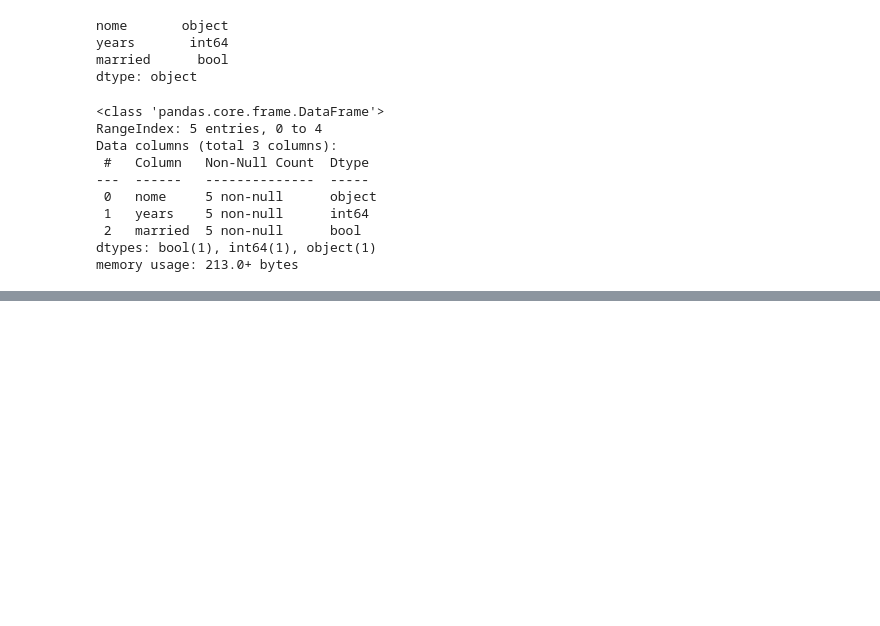
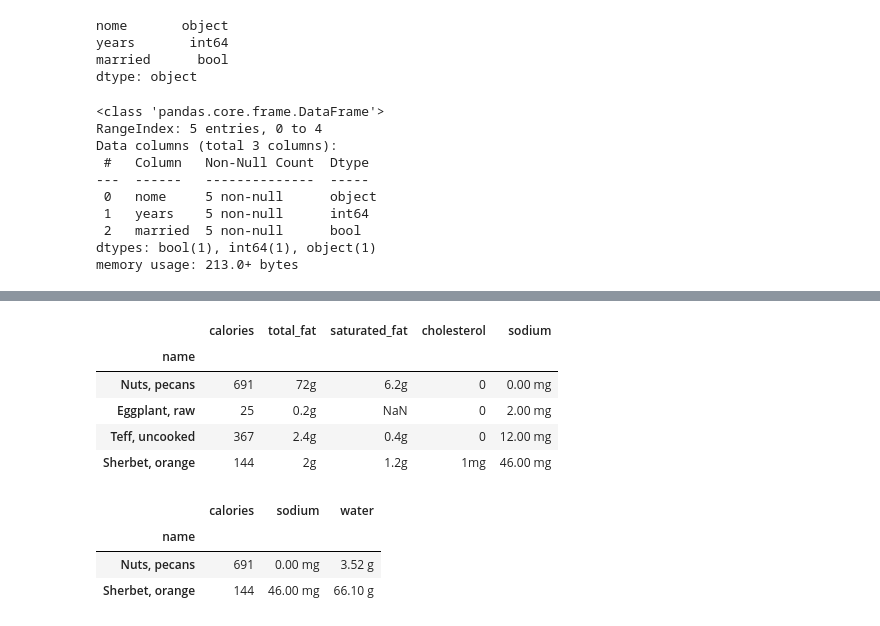
Before and after one commit to FernandoLajus/Estudos_em_python, a Jupyter notebook: Data_Frames.ipynb, the cells around one changed output, grey strips where cells are left out. Saved outputs shown, nothing was run; the diff lists cells and outputs as text; code cells hidden in the pictures; blank space fills up the shorter version.

```diff
--- a/Data_Frames.ipynb
+++ b/Data_Frames.ipynb
@@ -102,0 +124,18 @@ nutrition.head(5)
+# %%
+nutrition_1.loc['Nuts, pecans':'Sherbet, orange', 'calories': 'sodium']
+# %% [output]
+|  | calories | total_fat | saturated_fat | cholesterol | sodium |
+| name |  |  |  |  |  |
+| Nuts, pecans | 691 | 72g | 6.2g | 0 | 0.00 mg |
+| Eggplant, raw | 25 | 0.2g | NaN | 0 | 2.00 mg |
+| Teff, uncooked | 367 | 2.4g | 0.4g | 0 | 12.00 mg |
+| Sherbet, orange | 144 | 2g | 1.2g | 1mg | 46.00 mg |
+# %%
+nutrition_1.loc[
+                ['Nuts, pecans','Sherbet, orange'],['calories', 'sodium','water']
+                ]
+# %% [output]
+|  | calories | sodium | water |
+| name |  |  |  |
+| Nuts, pecans | 691 | 0.00 mg | 3.52 g |
+| Sherbet, orange | 144 | 46.00 mg | 66.10 g |
```
Also changed, not shown: parts of 14 cells of this notebook.
